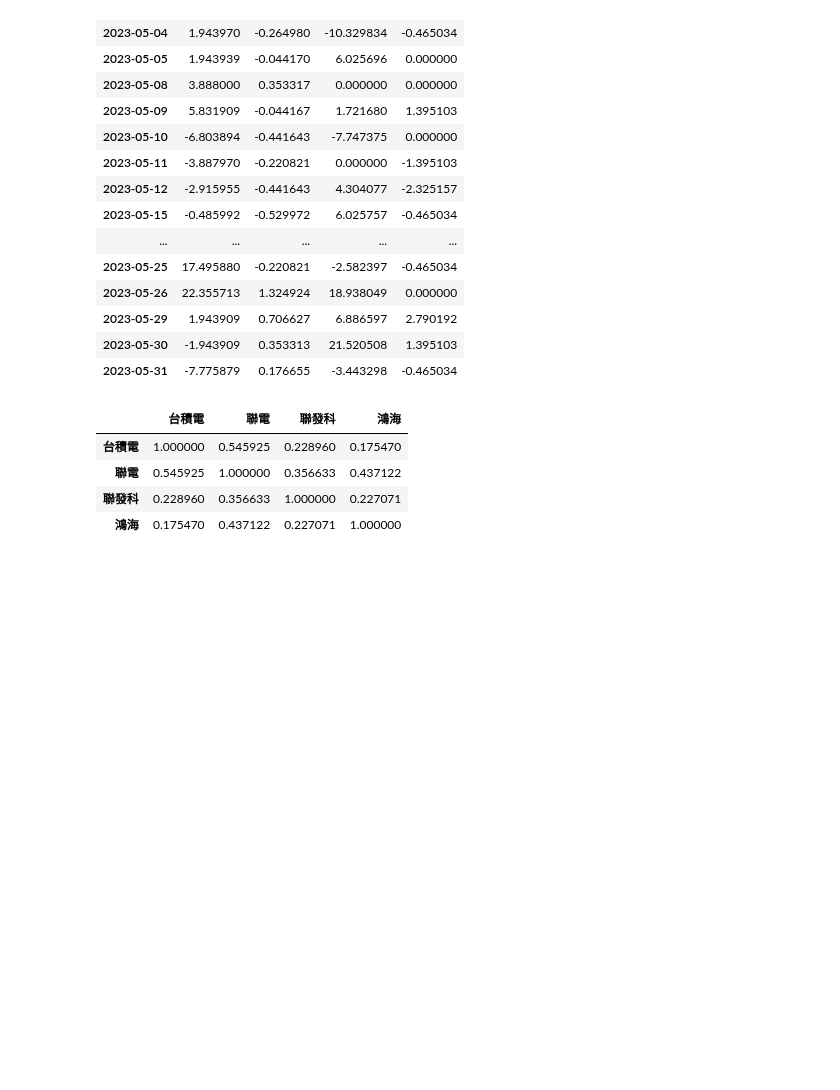
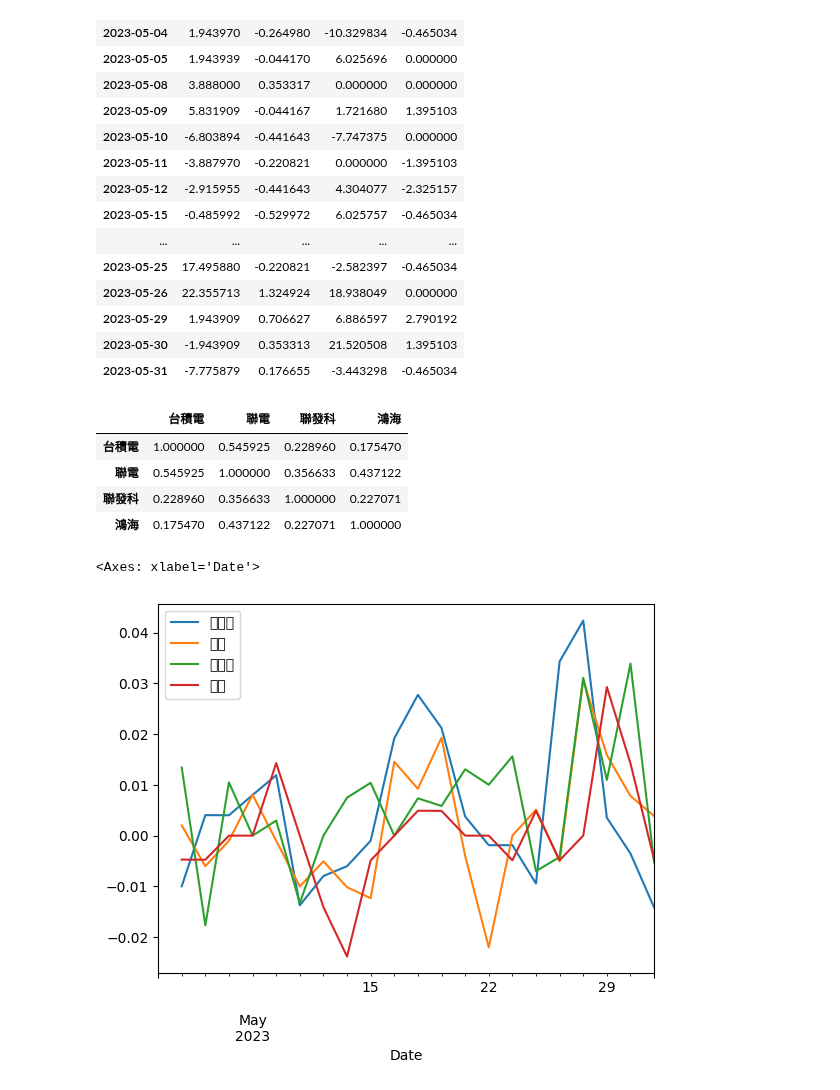
Before and after one commit to roberthsu2003/__2024_07_29_1_3_night__, a Jupyter notebook: lesson17/lesson17_4.ipynb, the cells around one changed output. Drawn from its saved outputs; the diff is of its cells as text; code cells hidden in the pictures; blank space fills up the shorter version.

```diff
--- a/lesson17/lesson17_4.ipynb
+++ b/lesson17/lesson17_4.ipynb
@@ -232,3 +232,13 @@ prices_pct_change.corr()
 | 聯電 | 0.545925 | 1.000000 | 0.356633 | 0.437122 |
 | 聯發科 | 0.228960 | 0.356633 | 1.000000 | 0.227071 |
 | 鴻海 | 0.175470 | 0.437122 | 0.227071 | 1.000000 |
+# %%
+#自動建立figure
+#自動產生Axes
+#欄位legend
+#索引變為軸
+
+prices_pct_change.plot()
+# %% [output]
+<Axes: xlabel='Date'>
+[figure, added]
```
